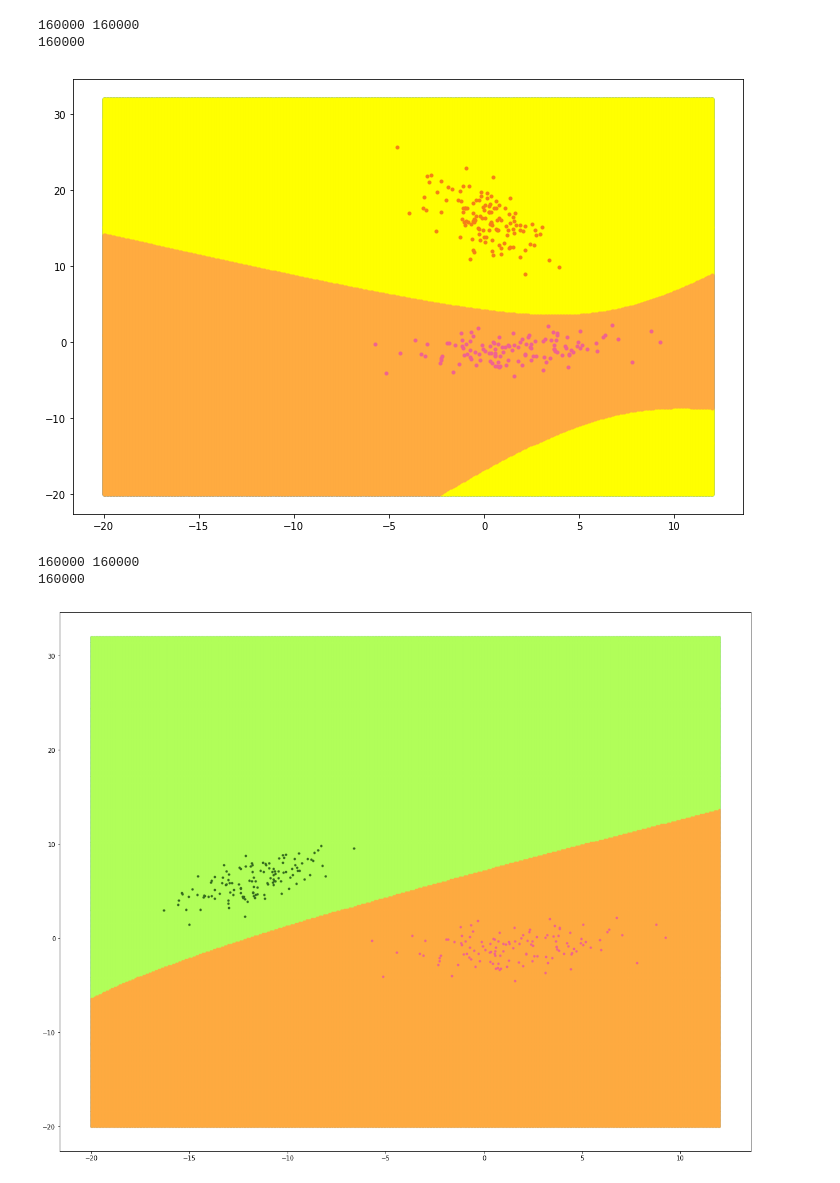
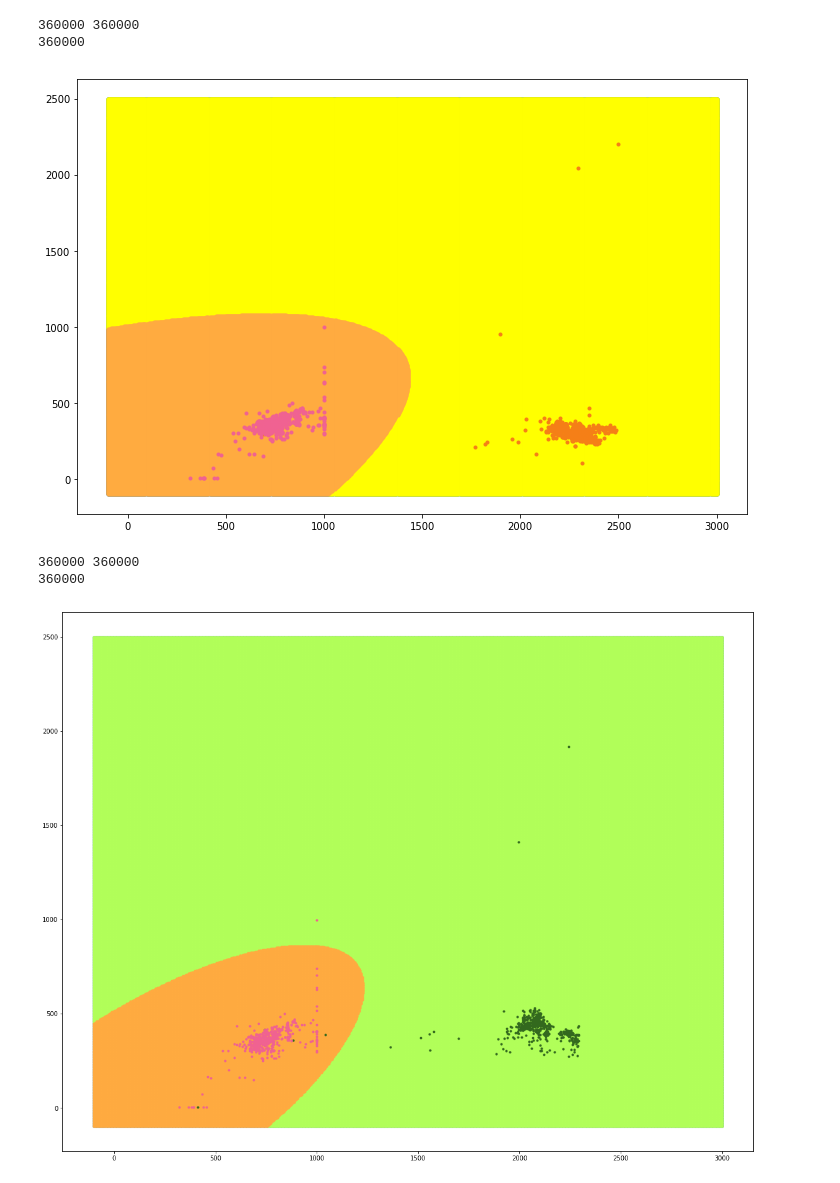
Before and after one commit to SerChirag/PR, a Jupyter notebook: main.ipynb, the cells around one changed output. Saved outputs shown, nothing was run; the diff lists cells and outputs as text; code cells hidden in the pictures.

```diff
--- a/main.ipynb
+++ b/main.ipynb
@@ -2,9 +2,9 @@
 from helper import *
 from math import log,pi
 
-inpu_data1 = read_input('LS_Group05/Class1.txt')
-inpu_data2 = read_input('LS_Group05/Class2.txt')
-inpu_data3 = read_input('LS_Group05/Class3.txt')
+inpu_data1 = read_input('real_world/class1.txt')
+inpu_data2 = read_input('real_world/class2.txt')
+inpu_data3 = read_input('real_world/class3.txt')
 
 train_data1,test_data1 = part_data(inpu_data1)
 train_data2,test_data2 = part_data(inpu_data2)
@@ -223,8 +223,8 @@ plt.plot(Y[3],X[3],c[3],marker='.',linestyle='None')
 # %%
 import numpy as np
 
-X=np.linspace(-20,32,400)
-Y=np.linspace(-20,12,400)
+X=np.linspace(-100,2500,600)
+Y=np.linspace(-100,3000,600)
 
 XX=[]
 YY=[]
@@ -307,8 +307,8 @@ plt.rcParams['figure.figsize'] = [20, 12]
 # %%
 import numpy as np
 
-X=np.linspace(-20,32,400)
-Y=np.linspace(-20,12,400)
+X=np.linspace(-100,2500,600)
+Y=np.linspace(-100,3000,600)
 
 XX=[]
 YY=[]
@@ -376,8 +376,8 @@ plt.rcParams['figure.figsize'] = [12, 8]
 # %%
 import numpy as np
 
-X=np.linspace(-20,32,400)
-Y=np.linspace(-20,12,400)
+X=np.linspace(-100,2500,600)
+Y=np.linspace(-100,3000,600)
 
 XX=[]
 YY=[]
@@ -439,14 +439,14 @@ Y=[test_data3[i][1] for i in range(0,len(test_data3)) ]
 plt.plot(Y,X,c=c2[3],marker='.',linestyle='None')
 plt.rcParams['figure.figsize'] = [20, 16]
 # %% [output]
-160000 160000
-160000
+360000 360000
+360000
-[figure, old version]
+[figure, new version]
 # %%
 import numpy as np
 
-X=np.linspace(-20,32,400)
-Y=np.linspace(-20,12,400)
+X=np.linspace(-100,2500,600)
+Y=np.linspace(-100,3000,600)
 
 XX=[]
 YY=[]
@@ -482,33 +482,33 @@ def db():
     for i in range(0,len(res1)):
 #         print res1[i],res2[i],res3[i]
         val=2
         temp=res2[i]
         if(res3[i]>temp):
             val=3
         ans.append(val)
         x[val].append(XY[i][0])
         y[val].append(XY[i][1])
 #         print test_data[i][0],test_data[i][1]
 #         print X[val],Y[val]
     return ans
 
 res = db()
 # plt.plot(y[1],x[1],'.',c[1])
 plt.plot(y[2],x[2],c[2],marker='.',linestyle='None')
 # plt.plot(y[2],x[2],'.',c[2])
 plt.plot(y[3],x[3],c[3],marker='.',linestyle='None')
 # X=[test_data1[i][0] for i in range(0,len(test_data1)) ]
 # Y=[test_data1[i][1] for i in range(0,len(test_data1)) ]
 # # print Y
 # plt.plot(Y,X,'.')
 X=[test_data2[i][0] for i in range(0,len(test_data2)) ]
 Y=[test_data2[i][1] for i in range(0,len(test_data2)) ]
 plt.plot(Y,X,c=c2[2],marker='.',linestyle='None')
 X=[test_data3[i][0] for i in range(0,len(test_data3)) ]
 Y=[test_data3[i][1] for i in range(0,len(test_data3)) ]
 plt.plot(Y,X,c=c2[3],marker='.',linestyle='None')
 plt.rcParams['figure.figsize'] = [12, 8]
 # %% [output]
-160000 160000
-160000
+360000 360000
+360000
-[figure, old version]
+[figure, new version]
```
Also changed, not shown: parts of 8 cells of this notebook, 6 other files.
